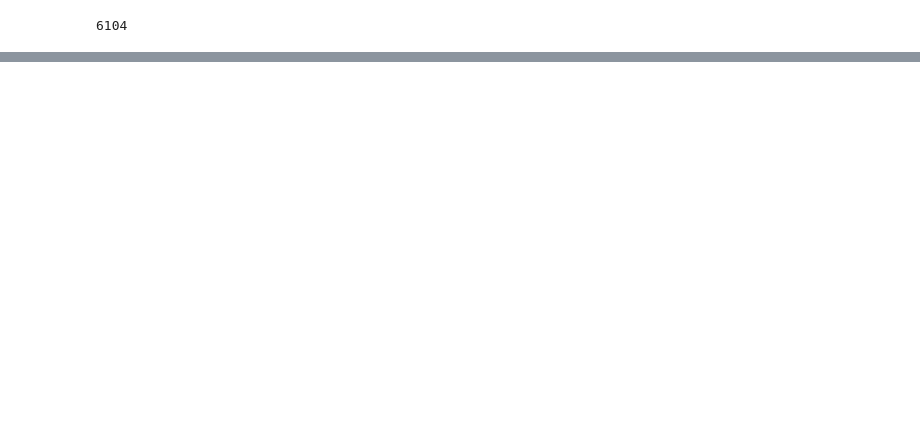
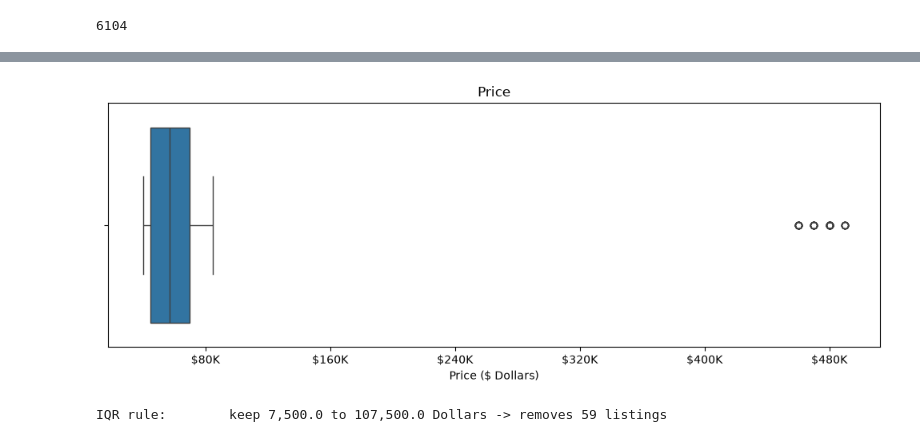
Before and after one commit to iaac-maai/group7_day1_assigment, a Jupyter notebook: New_York_Housing_cost/notebook/data_cleaning_and_EDA.ipynb, the cells around one changed output, grey strips where cells are left out. Drawn from its saved outputs; the diff is of its cells as text; code cells hidden in the pictures; blank space fills up the shorter version.

Commit message:
BoxPlot

```diff
--- a/New_York_Housing_cost/notebook/data_cleaning_and_EDA.ipynb
+++ b/New_York_Housing_cost/notebook/data_cleaning_and_EDA.ipynb
@@ -112,0 +73,34 @@ df
+# %%
+df_clean["Initial Cost"] = pd.to_numeric(
+    df_clean["Initial Cost"].astype(str).str.replace(r"[$,]", "", regex=True),
+    errors="coerce"
+)
+
+fig, ax = plt.subplots(figsize=(10, 4))
+
+sns.boxplot(x=df_clean["Initial Cost"], ax=ax)
+
+ax.set_title("Price")
+ax.set_xlabel("Price ($ Dollars)")
+
+# Format tick labels as $65K
+ax.xaxis.set_major_formatter(FuncFormatter(lambda x, pos: f"${x/1000:.0f}K"))
+
+# Limit to roughly 8 ticks
+ax.xaxis.set_major_locator(MaxNLocator(nbins=8))
+
+plt.tight_layout()
+plt.show()
+# %% [output]
+[figure, added]
+# %%
+price = df_clean["Initial Cost"]
+
+# IQR rule
+q1, q3 = price.quantile([0.25, 0.75])
+iqr = q3 - q1
+iqr_outliers = (price < q1 - 1.5 * iqr) | (price > q3 + 1.5 * iqr)
+df_clean = df_clean[~iqr_outliers].reset_index(drop=True)
+print(f"IQR rule:        keep {q1 - 1.5 * iqr:,.1f} to {q3 + 1.5 * iqr:,.1f} Dollars -> removes {iqr_outliers.sum():,} listings")
+# %% [output]
+IQR rule:        keep 7,500.0 to 107,500.0 Dollars -> removes 59 listings
```
Also changed, not shown: parts of 15 cells of this notebook.
